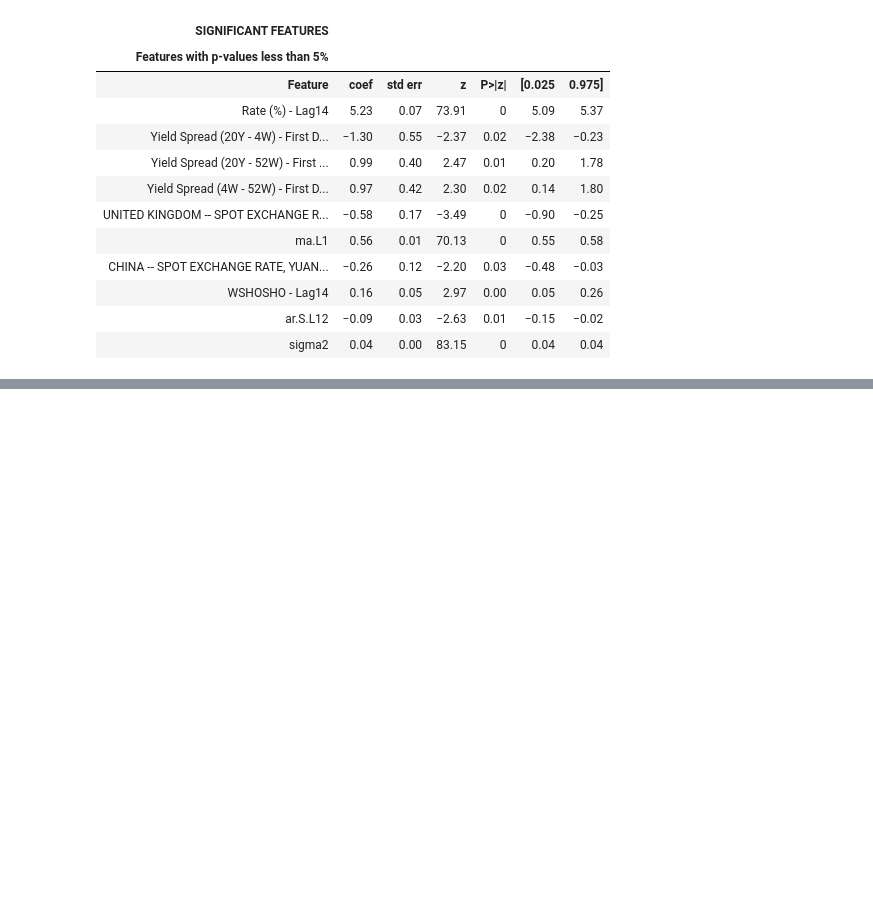
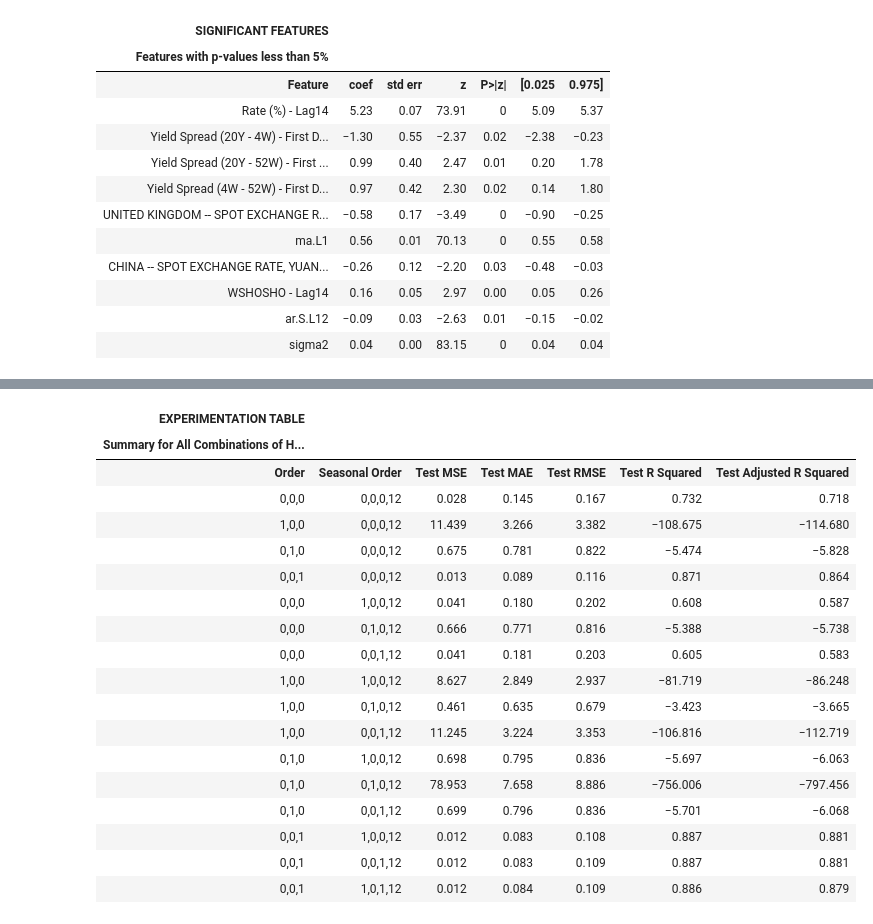
Before and after one commit to punchnami/AI-Powered-Research-Query-Chatbot, a Jupyter notebook: final_consolidated_SARIMAX.ipynb, the cells around one changed output, grey strips where cells are left out. Drawn from its saved outputs; the diff is of its cells as text; code cells hidden in the pictures; blank space fills up the shorter version.

```diff
--- a/final_consolidated_SARIMAX.ipynb
+++ b/final_consolidated_SARIMAX.ipynb
@@ -2225,2 +2225,42 @@ GT(summary_table)\
 | 5 | SARIMAX with Lag/Difference Featu... | −1.97K | −1.86K | 0.13 | 0.32 | 0.37 | −0.29 | −0.34 |
 | 6 | SARIMAX with RRP/Fed Holdings/Rat... | −323.68 | −212.35 | 0.01 | 0.08 | 0.11 | 0.89 | 0.88 |
+# %%
+# Experimentation Table
+trial_table = pd.DataFrame({
+    "Order" : ['0,0,0', '1,0,0', '0,1,0', '0,0,1', '0,0,0', '0,0,0', '0,0,0', '1,0,0', '1,0,0', '1,0,0', '0,1,0', '0,1,0', '0,1,0', '0,0,1', '0,0,1', '0,0,1'],
+    "Seasonal Order" : ['0,0,0,12', '0,0,0,12', '0,0,0,12', '0,0,0,12', '1,0,0,12', '0,1,0,12', '0,0,1,12', '1,0,0,12', '0,1,0,12', '0,0,1,12', '1,0,0,12', '0,1,0,12', '0,0,1,12', '1,0,0,12', '0,0,1,12', '1,0,1,12'],
+    "Test MSE" : [0.0279, 11.4386, 0.6752, 0.0135, 0.0408, 0.6663, 0.0412, 8.6272, 0.4613, 11.2447, 0.6984, 78.9525, 0.6989, 0.0118, 0.0118, 0.0119],
+    "Test MAE" : [0.1451, 3.2664, 0.7807, 0.0895, 0.1805, 0.7713, 0.1814, 2.8494, 0.6348, 3.2243, 0.7953, 7.6582, 0.7956, 0.0831, 0.0833, 0.0837],
+    "Test RMSE" : [0.1671, 3.3821, 0.8217, 0.1162, 0.2021, 0.8162, 0.2031, 2.9372, 0.6792, 3.3533, 0.8357, 8.8855, 0.836, 0.1085, 0.1087, 0.1092],
+    "Test R Squared" : [0.7323, -108.6746, -5.4738, 0.8706, 0.6083, -5.3882, 0.6047, -81.7186, -3.4227, -106.8159, -5.6968, -756.0057, -5.7013, 0.887, 0.8868, 0.8857],
+    "Test Adjusted R Squared" : [0.7176, -114.6799, -5.8283, 0.8635, 0.5869, -5.738, 0.583, -86.2479, -3.6648, -112.7193, -6.0634, -797.4555, -6.0683, 0.8809, 0.8806, 0.8794]
+})
+
+GT(trial_table)\
+.tab_header(title= md("**EXPERIMENTATION TABLE**"), subtitle= md("*Summary for All Combinations of Hyper-Parameters for Model 6*"))\
+.fmt_number(columns=['Test MSE', 'Test MAE', 'Test RMSE', 'Test R Squared', 'Test Adjusted R Squared'], decimals= 3)\
+.tab_style(style= style.fill(color= 'lightgreen'), locations= loc.body(rows= [13]))\
+.tab_style(style= style.text(weight= "bold"), locations= loc.body(rows= [13]))\
+.tab_options(table_width= "1200px", heading_background_color= 'lightblue', column_labels_font_weight= "bold", heading_title_font_weight= "bold")\
+.opt_table_outline(style= "solid", width= "1px", color= "grey")\
+.cols_align(align= 'center')
+# %% [output]
+| EXPERIMENTATION TABLE |  |  |  |  |  |  |
+| Summary for All Combinations of H... |  |  |  |  |  |  |
+| Order | Seasonal Order | Test MSE | Test MAE | Test RMSE | Test R Squared | Test Adjusted R Squared |
+| 0,0,0 | 0,0,0,12 | 0.028 | 0.145 | 0.167 | 0.732 | 0.718 |
+| 1,0,0 | 0,0,0,12 | 11.439 | 3.266 | 3.382 | −108.675 | −114.680 |
+| 0,1,0 | 0,0,0,12 | 0.675 | 0.781 | 0.822 | −5.474 | −5.828 |
+| 0,0,1 | 0,0,0,12 | 0.013 | 0.089 | 0.116 | 0.871 | 0.864 |
+| 0,0,0 | 1,0,0,12 | 0.041 | 0.180 | 0.202 | 0.608 | 0.587 |
+| 0,0,0 | 0,1,0,12 | 0.666 | 0.771 | 0.816 | −5.388 | −5.738 |
+| 0,0,0 | 0,0,1,12 | 0.041 | 0.181 | 0.203 | 0.605 | 0.583 |
+| 1,0,0 | 1,0,0,12 | 8.627 | 2.849 | 2.937 | −81.719 | −86.248 |
+| 1,0,0 | 0,1,0,12 | 0.461 | 0.635 | 0.679 | −3.423 | −3.665 |
+| 1,0,0 | 0,0,1,12 | 11.245 | 3.224 | 3.353 | −106.816 | −112.719 |
+| 0,1,0 | 1,0,0,12 | 0.698 | 0.795 | 0.836 | −5.697 | −6.063 |
+| 0,1,0 | 0,1,0,12 | 78.953 | 7.658 | 8.886 | −756.006 | −797.456 |
+| 0,1,0 | 0,0,1,12 | 0.699 | 0.796 | 0.836 | −5.701 | −6.068 |
+| 0,0,1 | 1,0,0,12 | 0.012 | 0.083 | 0.108 | 0.887 | 0.881 |
+| 0,0,1 | 0,0,1,12 | 0.012 | 0.083 | 0.109 | 0.887 | 0.881 |
+| 0,0,1 | 1,0,1,12 | 0.012 | 0.084 | 0.109 | 0.886 | 0.879 |
```
Also changed, not shown: parts of 29 cells of this notebook.
